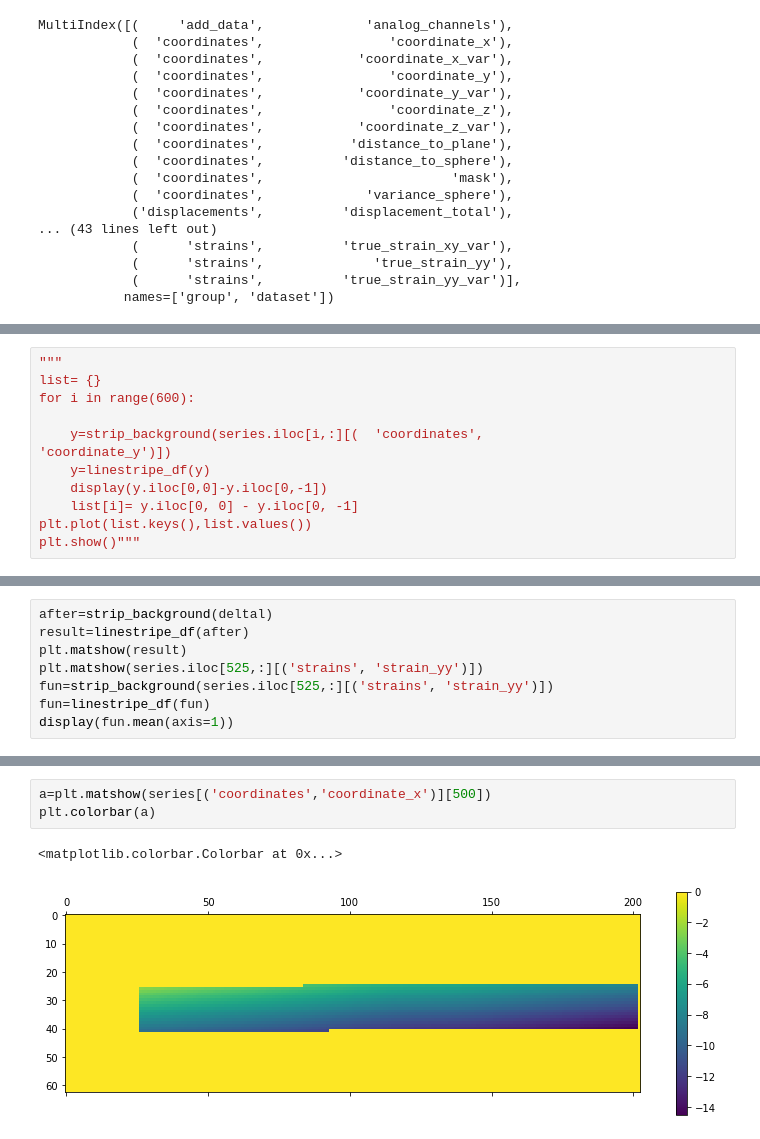
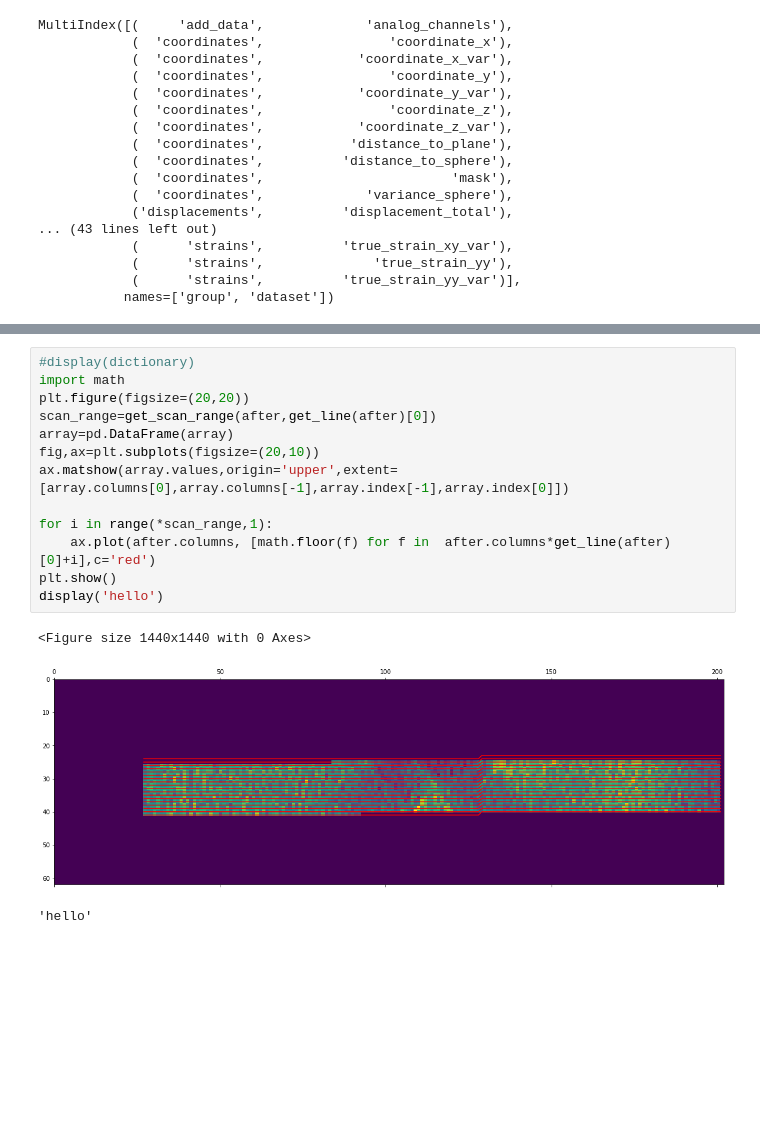
Before and after one commit to KMDE-10/DIC, a Jupyter notebook: HDF_import.ipynb, the cells around one changed output, grey strips where cells are left out. Drawn from its saved outputs; the diff is of its cells as text; blank space fills up the shorter version.

Commit message:
striping and smoothing complete

```diff
--- a/HDF_import.ipynb
+++ b/HDF_import.ipynb
@@ -317,11 +167,0 @@ linestripe_df(after)
-# %%
-"""
-list= {}
-for i in range(600):
-
-    y=strip_background(series.iloc[i,:][(  'coordinates',                'coordinate_y')])
-    y=linestripe_df(y)
-    display(y.iloc[0,0]-y.iloc[0,-1])
-    list[i]= y.iloc[0, 0] - y.iloc[0, -1]
-plt.plot(list.keys(),list.values())
-plt.show()"""
@@ -348,8 +167,0 @@ plt.colorbar(dn)
-# %%
-after=strip_background(deltal)
-result=linestripe_df(after)
-plt.matshow(result)
-plt.matshow(series.iloc[525,:][('strains', 'strain_yy')])
-fun=strip_background(series.iloc[525,:][('strains', 'strain_yy')])
-fun=linestripe_df(fun)
-display(fun.mean(axis=1))
@@ -405,6 +168,17 @@ plt.plot([i[40,100] for i in series[('coordinates','coordinate_x')]])
-# %%
-a=plt.matshow(series[('coordinates','coordinate_x')][500])
-plt.colorbar(a)
-# %% [output]
-<matplotlib.colorbar.Colorbar at 0x...>
-[figure, removed]
+# %%
+#display(dictionary)
+import math
+plt.figure(figsize=(20,20))
+scan_range=get_scan_range(after,get_line(after)[0])
+array=pd.DataFrame(array)
+fig,ax=plt.subplots(figsize=(20,10))
+ax.matshow(array.values,origin='upper',extent=[array.columns[0],array.columns[-1],array.index[-1],array.index[0]])
+
+for i in range(*scan_range,1):
+    ax.plot(after.columns, [math.floor(f) for f in  after.columns*get_line(after)[0]+i],c='red')
+plt.show()
+display('hello')
+# %% [output]
+<Figure size 1440x1440 with 0 Axes>
+[figure, added]
+'hello'
```
Also changed, not shown: parts of 18 cells of this notebook.
